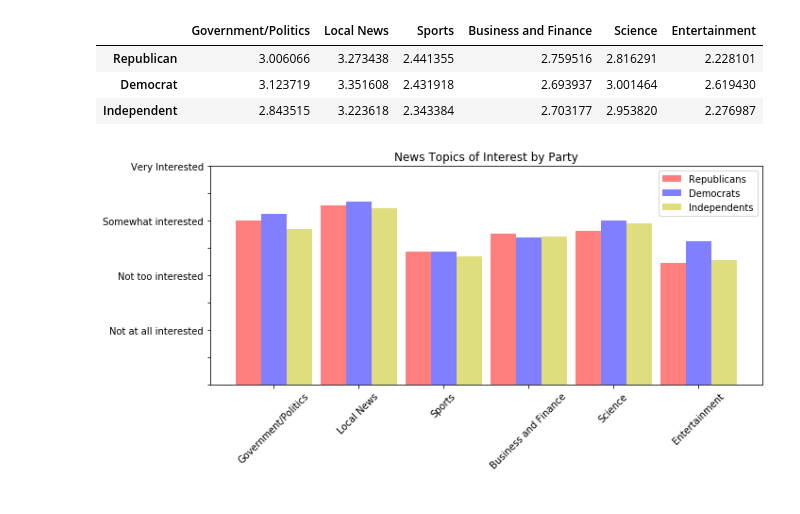
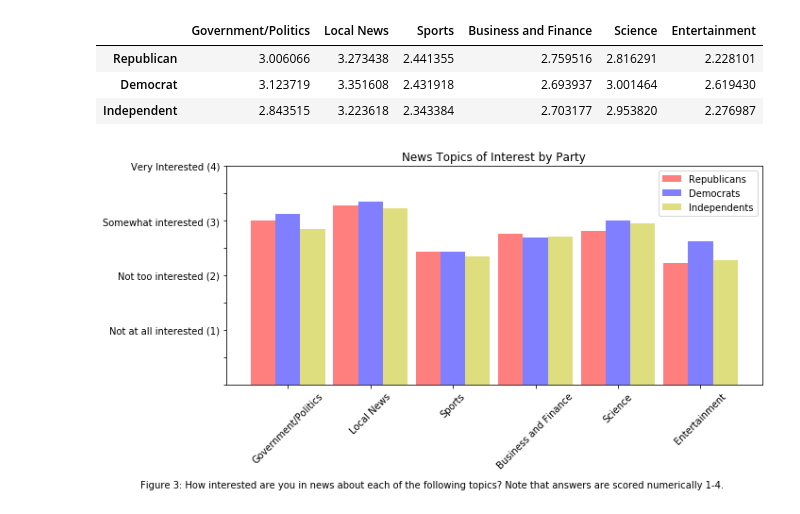
Before and after one commit to dstolbert/Thinkful-Capstone-1, a Jupyter notebook: Analyzing news information habits by political party.ipynb, the cells around one changed output. Cells and saved outputs as stored; diff of their text form; code cells hidden in the pictures.

```diff
--- a/Analyzing news information habits by political party.ipynb
+++ b/Analyzing news information habits by political party.ipynb
@@ -149,21 +153,23 @@ dtype: int64
 # %%
 #Create box plot of news_means
 
 ind = np.arange(len(news_means.columns))
 width = 0.3
 fig, ax = plt.subplots(figsize=(10,5))
+txt='Figure 3: How interested are you in news about each of the following topics? Note that answers are scored numerically 1-4.'
 
 rep_bars = ax.bar(ind-width, news_means.loc['Republican'], width, label='Republicans', color='r', alpha=0.5)
 dem_bars = ax.bar(ind, news_means.loc['Democrat'], width, label='Democrats', color='b', alpha=0.5)
 ind_bars = ax.bar(ind+width, news_means.loc['Independent'], width, label='Independents', color='y', alpha=0.5)
 
 ax.set_ylim(0,4)
 ax.set_title('News Topics of Interest by Party')
 ax.set_xticklabels(['','Government/Politics', 'Local News', 'Sports', 'Business and Finance', 'Science', 'Entertainment'], rotation=45)
-ax.set_yticklabels(['','', 'Not at all interested', '', 'Not too interested', '', 'Somewhat interested', '','Very Interested'])
+ax.set_yticklabels(['','', 'Not at all interested (1)', '', 'Not too interested (2)', '', 'Somewhat interested (3)', '','Very Interested (4)'])
 ax.legend()
 
+fig.text(0.5, -.02, txt, ha='center')
 fig.tight_layout()
 plt.show()
 # %% [output]
-[figure, old version]
+[figure, new version]
```
Also changed, not shown: parts of 2 cells of this notebook, 3 other files.
